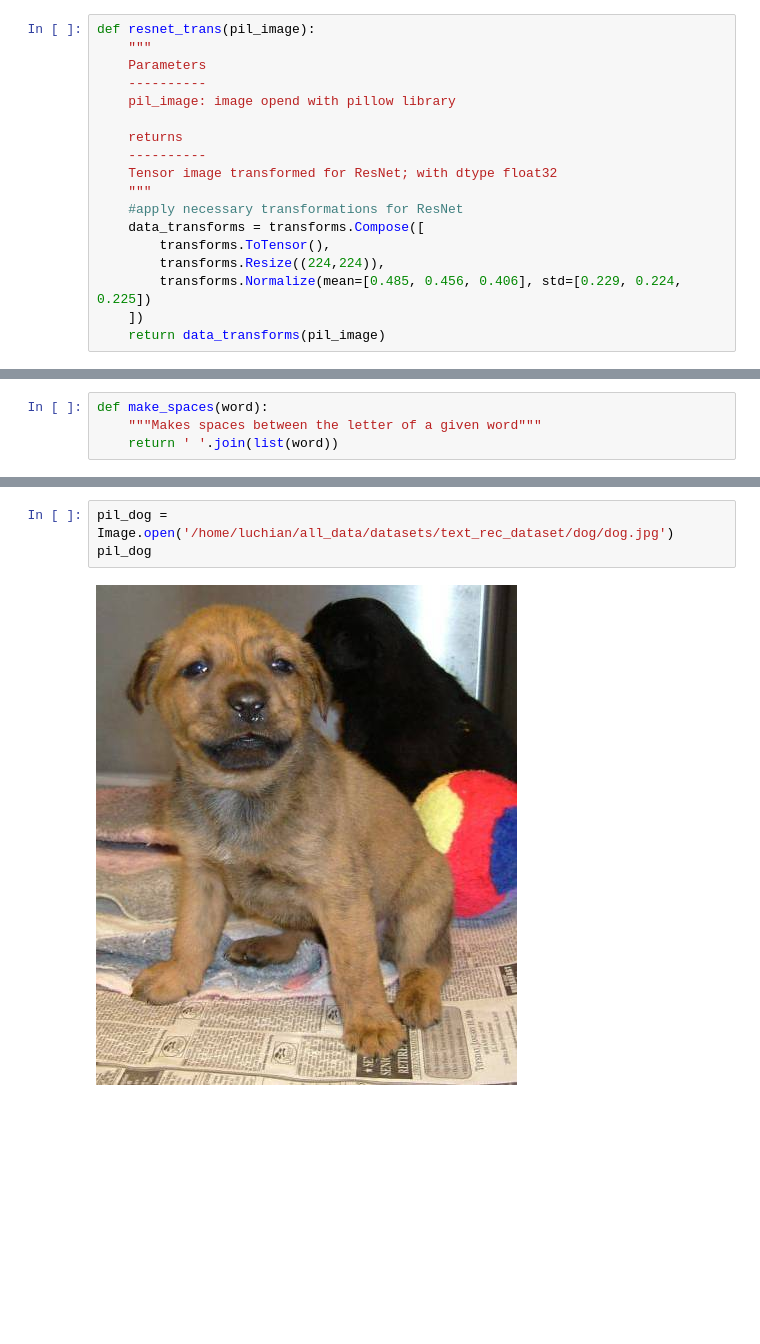
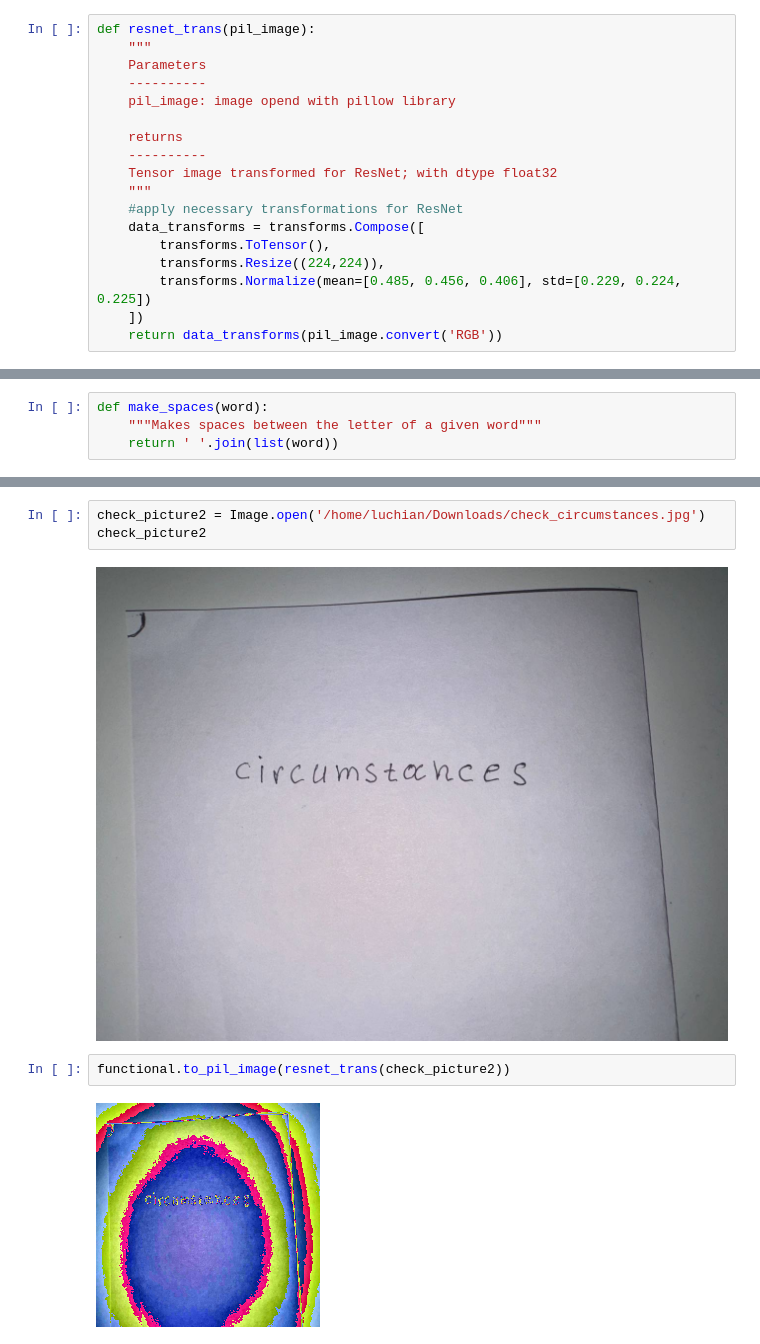
Before and after one commit to LuchianPeledutse/Projects, a Jupyter notebook: TextRecognition/model/Training.ipynb, the cells around one changed output, grey strips where cells are left out. Cells and saved outputs as stored; diff of their text form; blank space fills up the shorter version.

```diff
--- a/TextRecognition/model/Training.ipynb
+++ b/TextRecognition/model/Training.ipynb
@@ -179,7 +189,7 @@ def resnet_trans(pil_image):
         transforms.Resize((224,224)),
         transforms.Normalize(mean=[0.485, 0.456, 0.406], std=[0.229, 0.224, 0.225])
     ])
-    return data_transforms(pil_image)
+    return data_transforms(pil_image.convert('RGB'))
 # %%
 def get_tokenizer_object(words_iterable):
     """
@@ -448,6 +941,10 @@ pil_cat
+# %%
+check_picture2 = Image.open('/home/luchian/Downloads/check_circumstances.jpg')
+check_picture2
+# %% [output]
+[figure, added]
 # %%
-pil_dog = Image.open('/home/luchian/all_data/datasets/text_rec_dataset/dog/dog.jpg')
-pil_dog
+functional.to_pil_image(resnet_trans(check_picture2))
 # %% [output]
-[figure, old version]
+[figure, new version]
 # %%
```
Also changed, not shown: parts of 65 cells of this notebook, 6 other files.
